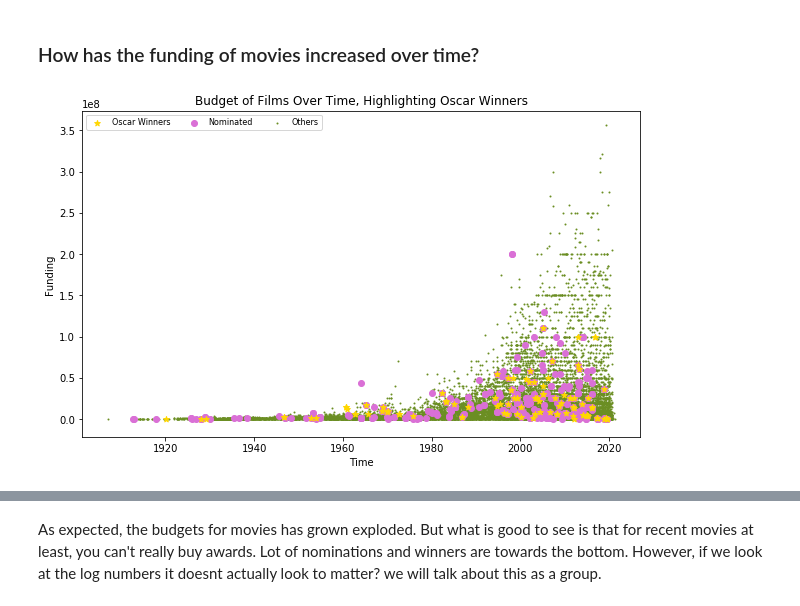
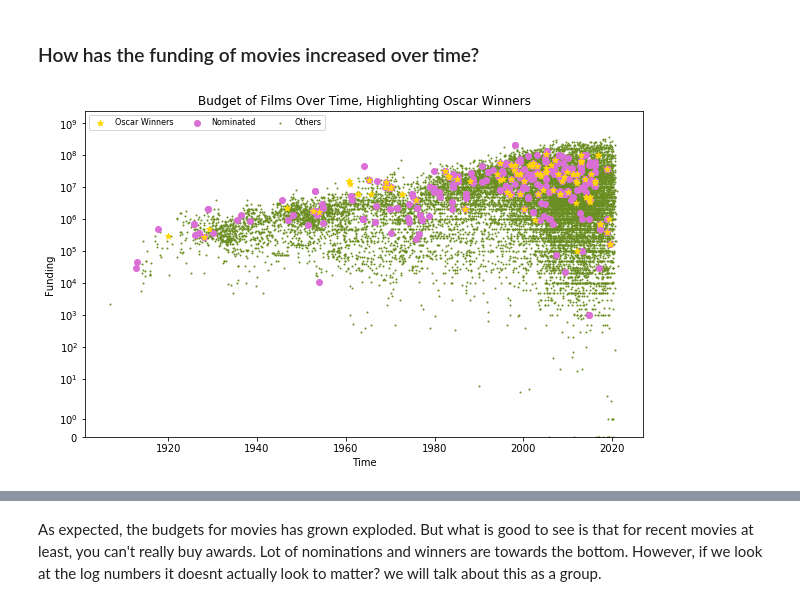
Before and after one commit to almetzler/SI330Final, a Jupyter notebook: NewFinal.ipynb, the cells around one changed output, grey strips where cells are left out. Cells and saved outputs as stored; diff of their text form; code cells hidden in the pictures.

```diff
--- a/NewFinal.ipynb
+++ b/NewFinal.ipynb
@@ -35,3 +39,13 @@ imdb = pd.read_csv('imdb.csv')
 
 # just a tiny bit of preprocessing, because we intend to later look at trends over time we will want to be able to make use of the date released as a datetime object
 imdb['date_published'] = pd.to_datetime(imdb['date_published'], errors = 'coerce')
+
+
+# Because we won't want to be using all of the columns of the full data sets we will only grab the columns needed for the first portion of our analysis.
+# The next few lines of code are grabbing specific subsets and calculating columns we will need later
+imdb_subset = imdb[['title','original_title','date_published','avg_vote','budget']]
+streaming_subset = streaming[['Title','Genres','Age','Runtime','Country']]
+streaming_subset['Streaming'] = streaming[['Netflix','Hulu','Prime Video','Disney+']].apply(sum,axis = 1)
+
+# We then merged these two subset into a larger set that can be used.
+joined = pd.merge(streaming_subset,imdb_subset, how = 'inner',right_on = 'original_title',left_on = 'Title')
@@ -150,8 +186 @@ When looking at this plot, we see the means and standard deviation for each of t
-# %%
-def winner_nominated(x):
-    if x != 1:
-        return 0
-    else:
-        return x
-award['Winner'] = award['Winner'].apply(winner_nominated)
 # %% [markdown]
@@ -159,4 +188,12 @@ award['Winner'] = award['Winner'].apply(winner_nominated)
 # %%
+# Modifying winner column to eliminate nan values
+def winner_nominated(x):
+    if x != 1:
+        return 1
+    else:
+        return 2
+award['Winner'] = award['Winner'].apply(winner_nominated)
+
 # Creating subset to answer this question
 df = streaming[['Title', 'IMDb', 'Rotten Tomatoes', 'Year']].merge(award[['Winner','Film']], left_on='Title', right_on='Film', how='left')
 
@@ -170,8 +207,8 @@ def percent_to_float(x):
 df['Rotten Tomatoes'] = df['Rotten Tomatoes'].apply(percent_to_float)
 
 # Sepparating out those who won, were nominated, and everyone else
-winners = df[df['Winner']==1]
-nominated = df[df['Winner']==0]
+winners = df[df['Winner']==2]
+nominated = df[df['Winner']==1]
 other = df[np.isnan(df['Winner'])]
 
 # Plotting
@@ -193,30 +230,32 @@ The first thing that this plot is showing is, for the most part, Rotten Tommatoe
 # %%
 # Creating subset to answer this question
 df2 = imdb[['title', 'budget', 'avg_vote', 'date_published']].merge(award[['Winner','Film']], left_on='title', right_on='Film', how='left')
 
 # Making objects into numbers so I can work with them
 def budget(x):
     try:
         x=x.strip('$ ')
         return int(x)
     except:
         return np.nan
 df2['budget'] = df2['budget'].apply(budget)
 
 # Sepparating out those who won, were nominated, and everyone else
-winners2 = df2[df2['Winner']==1]
-nominated2 = df2[df2['Winner']==0]
+winners2 = df2[df2['Winner']==2]
+nominated2 = df2[df2['Winner']==1]
 other2 = df2[df2['Winner']!=1]
 
 # Plotting
 fig, ax = plt.subplots(figsize=(10, 6))
 other = plt.scatter(other2['date_published'], other2['budget'], c='olivedrab', s=1)
 winners = plt.scatter(nominated2['date_published'], nominated2['budget'], c='orchid')
 winners = plt.scatter(winners2['date_published'], winners2['budget'], c='gold', marker='*')
+ax.set_yscale('symlog')
+ax.set_ylim(ymin = 0)
 plt.title('Budget of Films Over Time, Highlighting Oscar Winners')
 plt.xlabel("Time")
 plt.ylabel("Funding")
 plt.legend((winners, nominated, other), ('Oscar Winners', 'Nominated', 'Others'), scatterpoints=1, loc='upper left', ncol=3, fontsize=8)
 plt.show()
 # %% [output]
-[figure, old version]
+[figure, new version]
```
Also changed, not shown: parts of 28 cells of this notebook, 1 other file.
